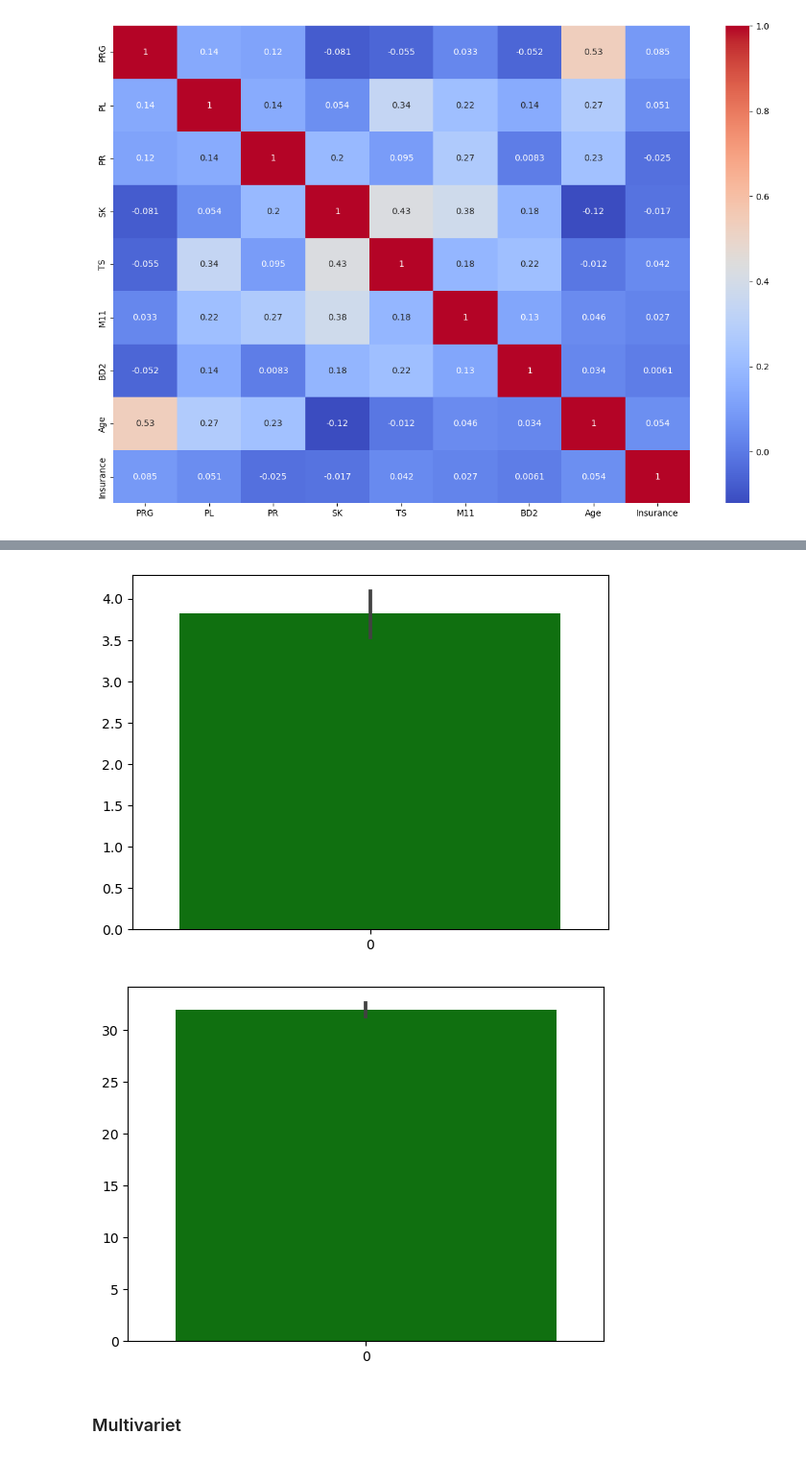
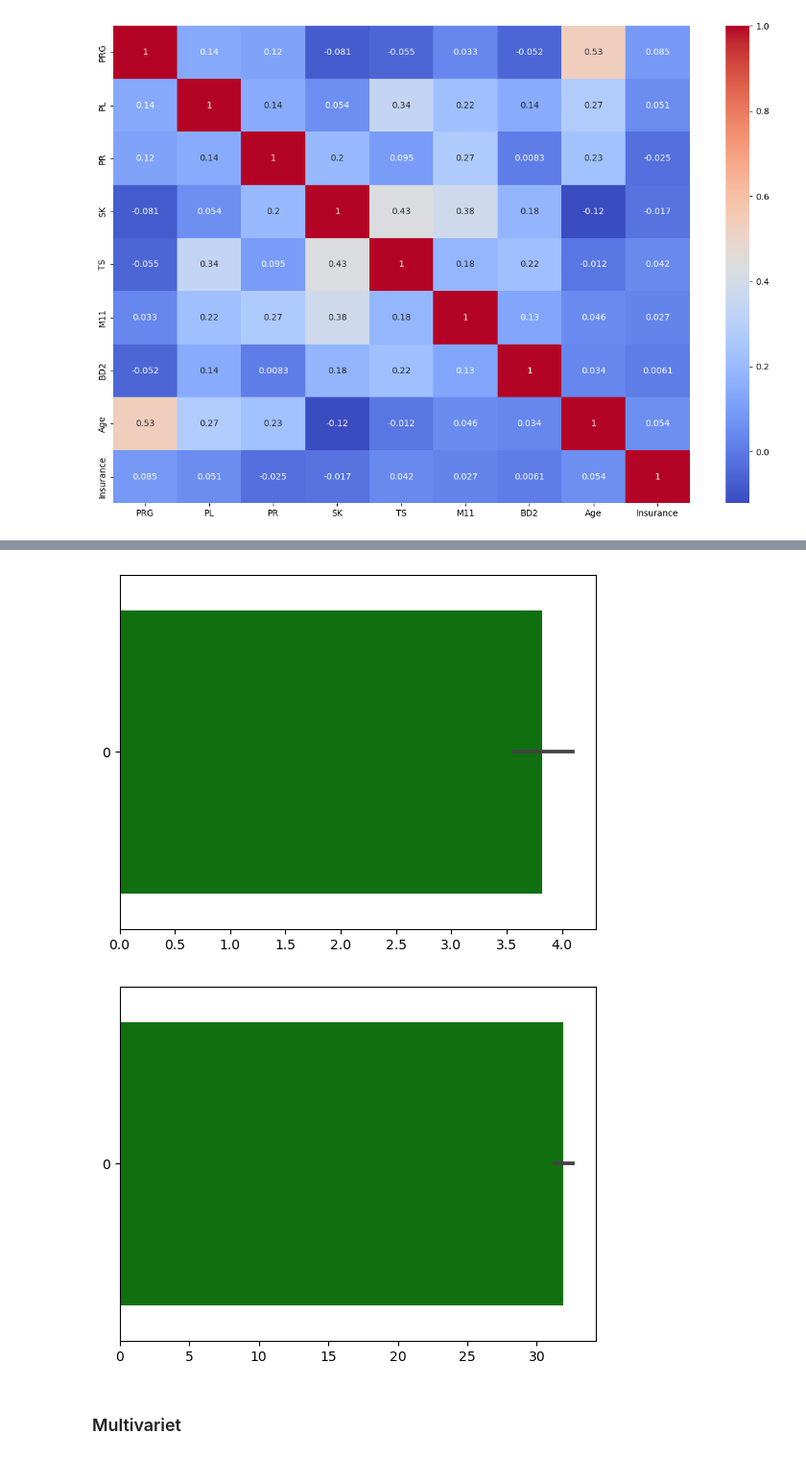
Before and after one commit to obiuzoma/Lp5_machinelearning_fastapi, a Jupyter notebook: lp5_fastapi.ipynb, the cells around one changed output, grey strips where cells are left out. Shown at 96% size. Cells and saved outputs as stored; diff of their text form; code cells hidden in the pictures.

```diff
--- a/lp5_fastapi.ipynb
+++ b/lp5_fastapi.ipynb
@@ -212,15 +208,15 @@ plt.show()
 # %%
 PRG = train_df['PRG']
-sn.barplot(data=PRG, color='green')
+sn.barplot(data=PRG, color='green', orient='h')
 plt.show()
 # %% [output]
-[figure, old version]
+[figure, new version]
 # %%
 M11=train_df['M11']
-sn.barplot(data=M11, color='green')
+sn.barplot(data=M11, color='green', orient='h')
 plt.show()
 # %% [output]
-[figure, old version]
+[figure, new version]
 # %% [markdown]
 ### Multivariet
 # %%
```
Also changed, not shown: parts of 17 cells of this notebook, 5 other files.
